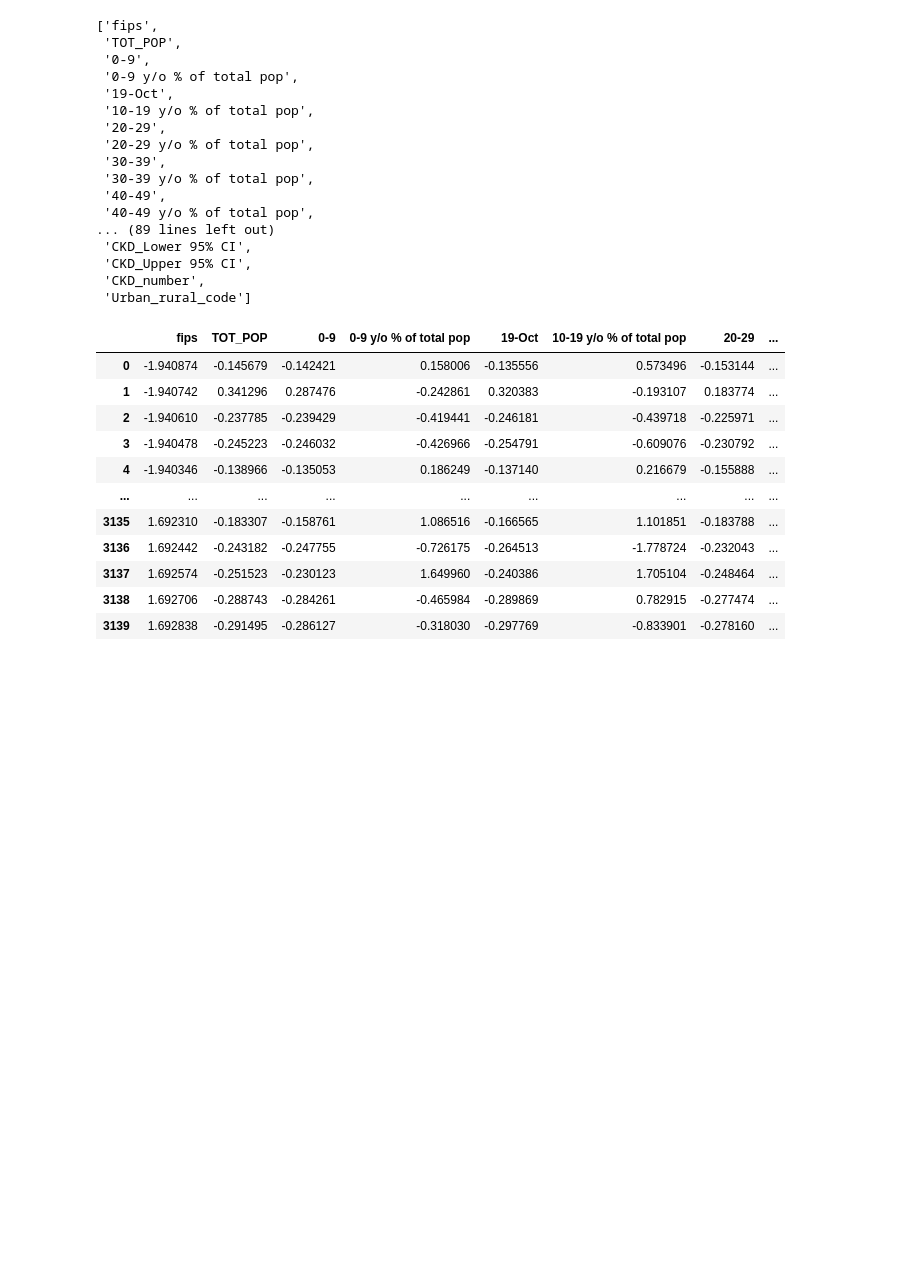
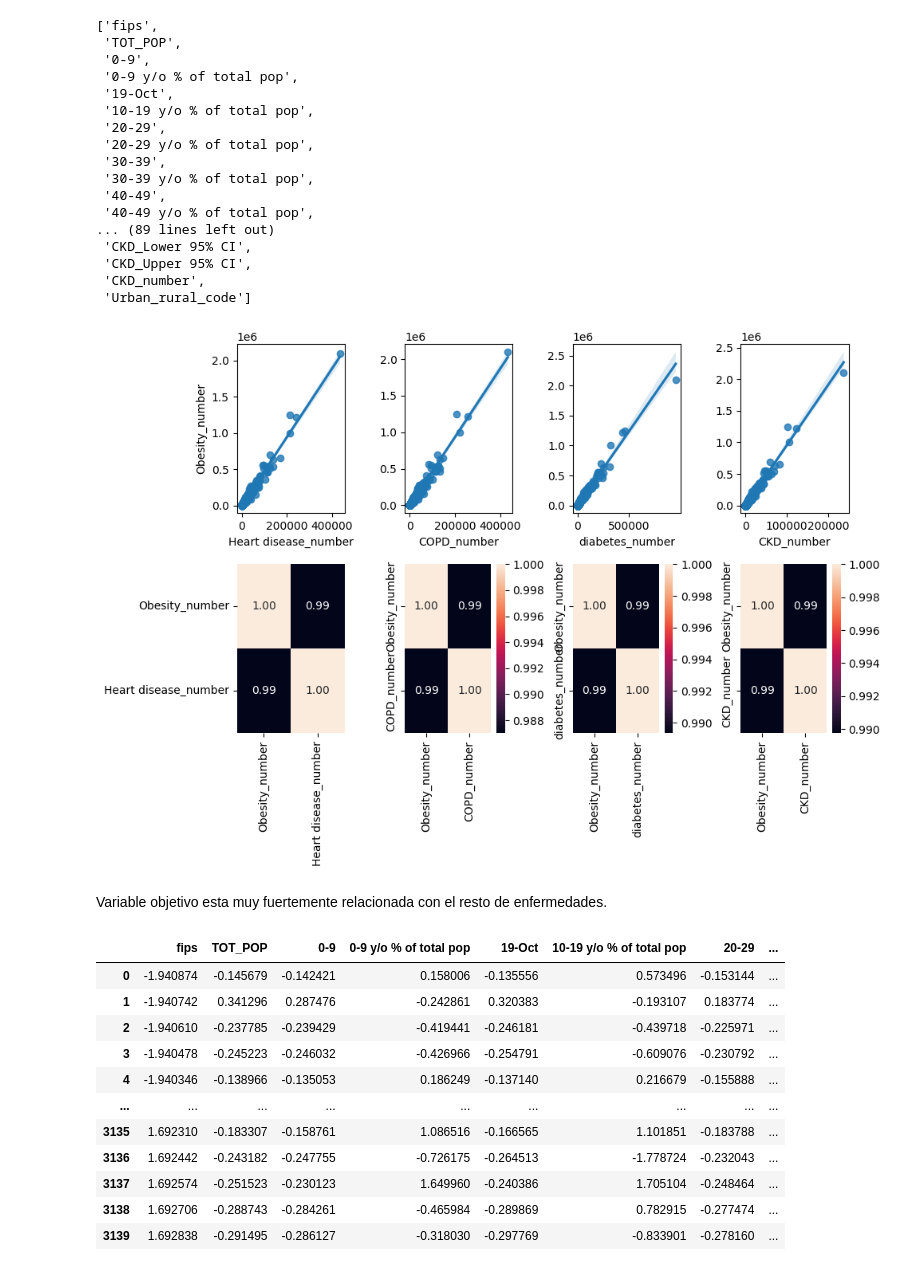
Before and after one commit to 4GeeksAcademy/RegresionLinealRegularizada, a Jupyter notebook: src/explore.ipynb, the cells around one changed output. Saved outputs shown, nothing was run; the diff lists cells and outputs as text; code cells hidden in the pictures; blank space fills up the shorter version.

```diff
--- a/src/explore.ipynb
+++ b/src/explore.ipynb
@@ -101,4 +103,25 @@ col_numericas
  'CKD_Upper 95% CI',
  'CKD_number',
  'Urban_rural_code']
+# %%
+#Graficar variables y correlaciones
+import matplotlib.pyplot as plt
+import seaborn as sns
+fig, axis = plt.subplots(2, 4, figsize = (10, 7))
+
+sns.regplot(ax = axis[0, 0], data = df, x = "Heart disease_number", y = "Obesity_number")
+sns.heatmap(df[["Obesity_number", "Heart disease_number"]].corr(), annot = True, fmt = ".2f", ax = axis[1, 0], cbar = False)
+sns.regplot(ax = axis[0, 1], data = df, x = "COPD_number", y = "Obesity_number").set(ylabel=None)
+sns.heatmap(df[["Obesity_number", "COPD_number"]].corr(), annot = True, fmt = ".2f", ax = axis[1, 1])
+sns.regplot(ax = axis[0, 2], data = df, x = "diabetes_number", y = "Obesity_number").set(ylabel=None)
+sns.heatmap(df[["Obesity_number", "diabetes_number"]].corr(), annot = True, fmt = ".2f", ax = axis[1, 2])
+sns.regplot(ax = axis[0, 3], data = df, x = "CKD_number", y = "Obesity_number").set(ylabel=None)
+sns.heatmap(df[["Obesity_number", "CKD_number"]].corr(), annot = True, fmt = ".2f", ax = axis[1, 3])
+
+plt.tight_layout()
+plt.show()
+# %% [output]
+[figure, added]
+# %% [markdown]
+Variable objetivo esta muy fuertemente relacionada con el resto de enfermedades.
 # %%
```
Also changed, not shown: parts of 5 cells of this notebook, 1 other file.
